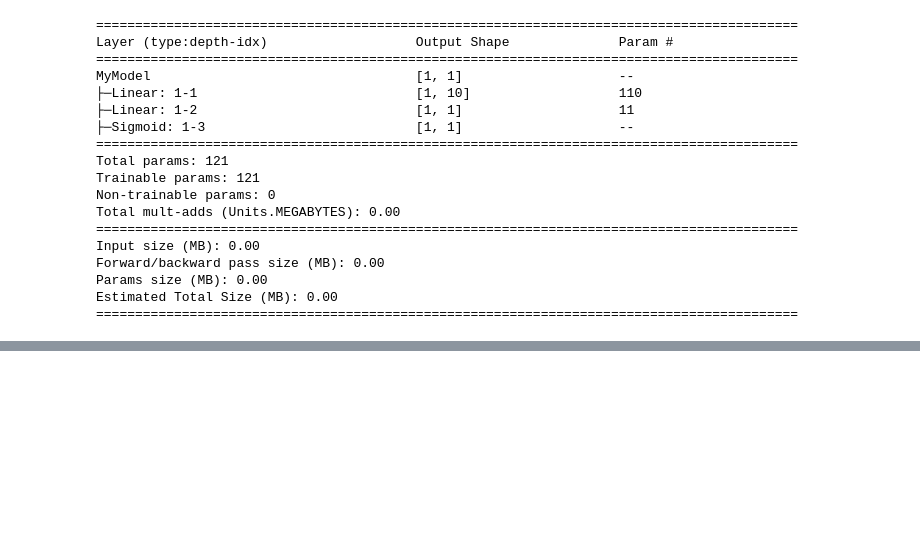
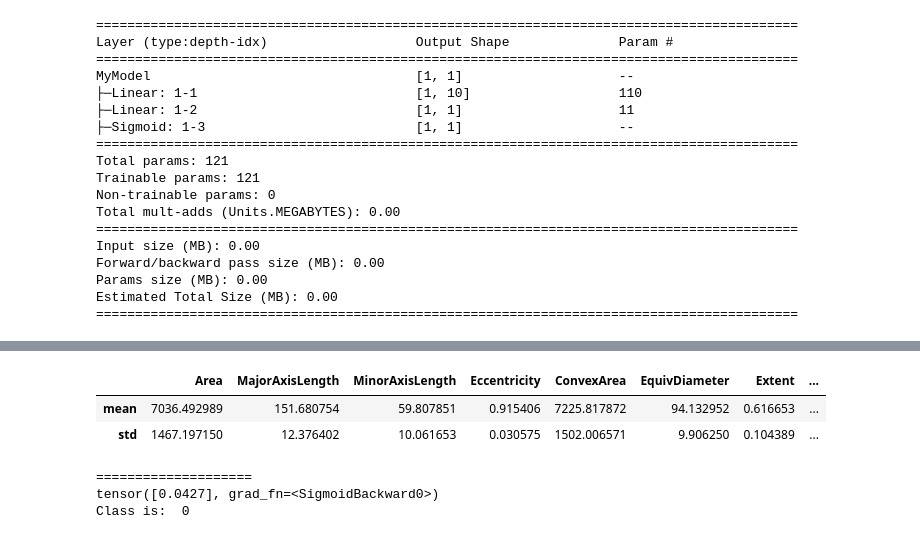
Before and after one commit to mcikalmerdeka/pytorch-learning, a Jupyter notebook: rice_type_classification/main.ipynb, the cells around one changed output, grey strips where cells are left out. Cells and saved outputs as stored; diff of their text form; code cells hidden in the pictures; blank space fills up the shorter version.

```diff
--- a/rice_type_classification/main.ipynb
+++ b/rice_type_classification/main.ipynb
@@ -409,0 +622,49 @@ optimizer = Adam(model.parameters(), lr=LR)
+# %%
+df.describe().loc[["mean", "std"]]
+# %% [output]
+|  | Area | MajorAxisLength | MinorAxisLength | Eccentricity | ConvexArea | EquivDiameter | Extent | ... |
+| mean | 7036.492989 | 151.680754 | 59.807851 | 0.915406 | 7225.817872 | 94.132952 | 0.616653 | ... |
+| std | 1467.197150 | 12.376402 | 10.061653 | 0.030575 | 1502.006571 | 9.906250 | 0.104389 | ... |
+# %%
+# Collect user inputs and normalize them using the same scaling as training data
+# Use mean values from the statistical summary
+sample_data = {
+    'Area': 7036.492989,
+    'MajorAxisLength': 151.680754,
+    'MinorAxisLength': 59.807851,
+    'Eccentricity': 0.915406,
+    'ConvexArea': 7225.817872,
+    'EquivDiameter': 94.132952,
+    'Extent': 0.616653,
+    'Perimeter': 351.606949,
+    'Roundness': 0.707998,
+    'AspectRation': 2.599081
+}
+
+area = sample_data['Area'] / df['Area'].abs().max()
+MajorAxisLength = sample_data['MajorAxisLength'] / df['MajorAxisLength'].abs().max()
+MinorAxisLength = sample_data['MinorAxisLength'] / df['MinorAxisLength'].abs().max()
+Eccentricity = sample_data['Eccentricity'] / df['Eccentricity'].abs().max()
+ConvexArea = sample_data['ConvexArea'] / df['ConvexArea'].abs().max()
+EquivDiameter = sample_data['EquivDiameter'] / df['EquivDiameter'].abs().max()
+Extent = sample_data['Extent'] / df['Extent'].abs().max()
+Perimeter = sample_data['Perimeter'] / df['Perimeter'].abs().max()
+Roundness = sample_data['Roundness'] / df['Roundness'].abs().max()
+AspectRation = sample_data['AspectRation'] / df['AspectRation'].abs().max()
+
+# Combine all features into a single list
+my_inputs = [area, MajorAxisLength, MinorAxisLength, Eccentricity, ConvexArea, EquivDiameter, Extent, Perimeter, Roundness, AspectRation]
+
+print("="*20)
+
+# Convert to tensor and move to device for inference
+model_inputs = torch.Tensor(my_inputs).to(device)
+prediction = (model(model_inputs))
+print(prediction)
+
+# Round to get binary class (0 or 1)
+print("Class is: ", round(prediction.item()))
+# %% [output]
+====================
+tensor([0.0427], grad_fn=<SigmoidBackward0>)
+Class is:  0
```
Also changed, not shown: parts of 16 cells of this notebook.
